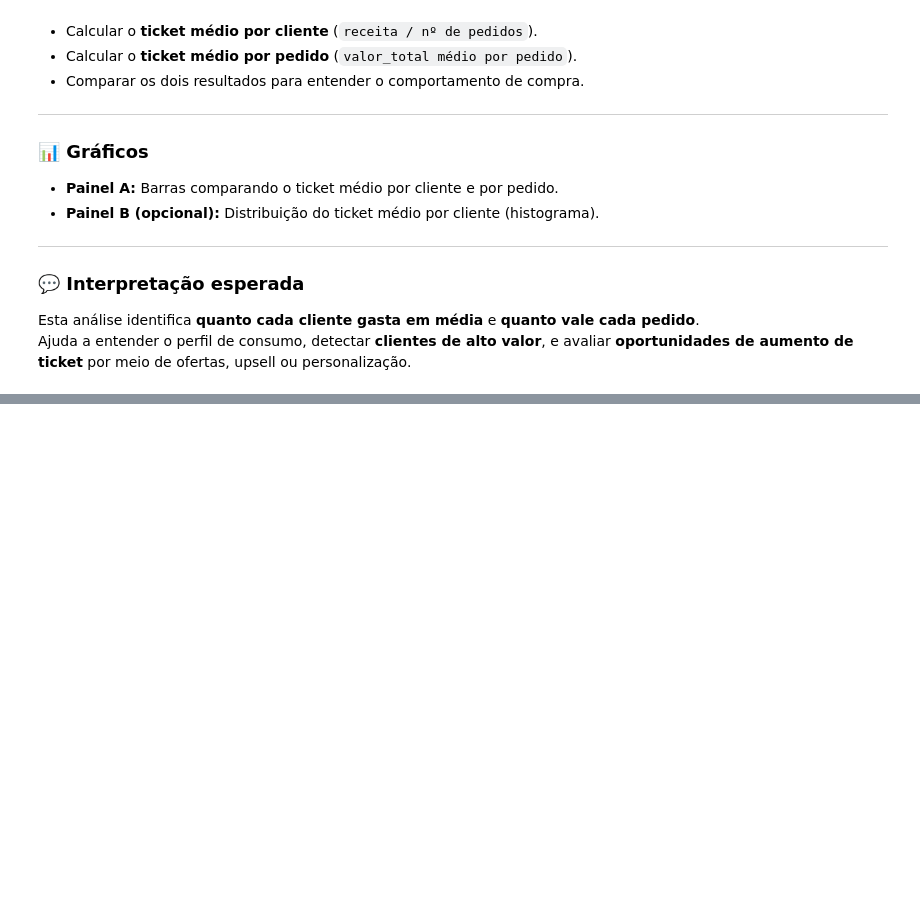
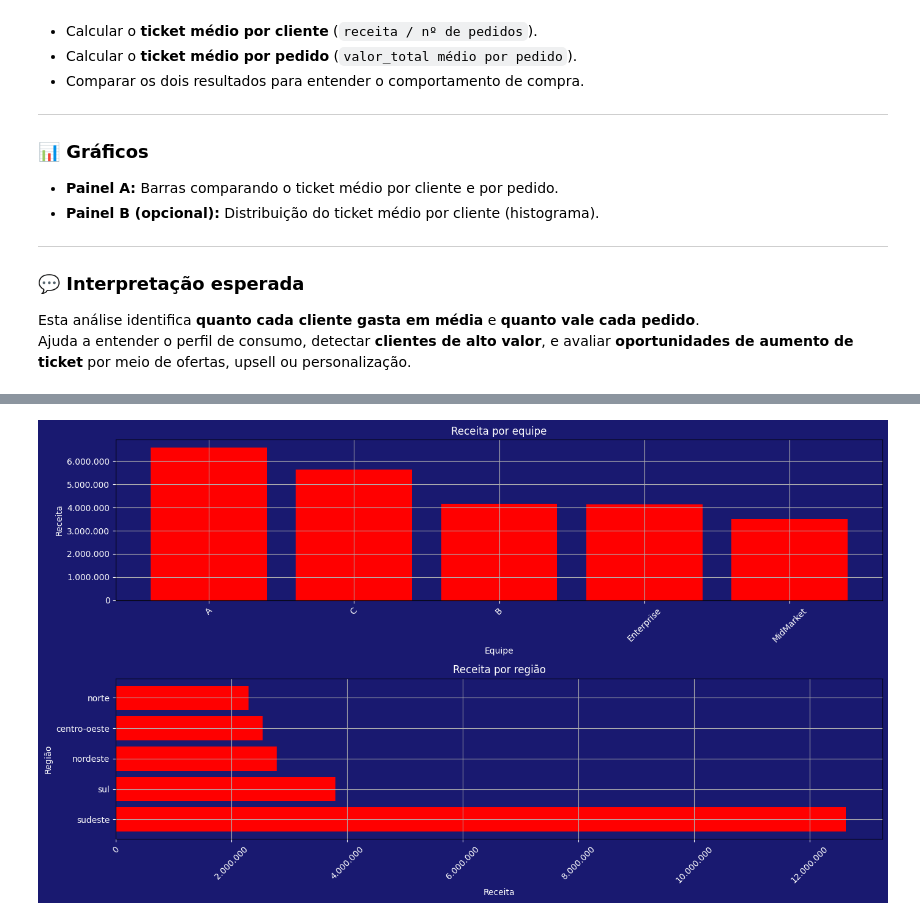
Before and after one commit to LucasBorges21/analise_comercial_eventos, a Jupyter notebook: notebooks/analise_eventos.ipynb, the cells around one changed output, grey strips where cells are left out. Cells and saved outputs as stored; diff of their text form; code cells hidden in the pictures; blank space fills up the shorter version.

Commit message:
Adicionando Gráfico e Análise de Receita por Equipe e Região

```diff
--- a/notebooks/analise_eventos.ipynb
+++ b/notebooks/analise_eventos.ipynb
@@ -245,0 +259,75 @@ pedidos_df
+# %%
+"""3) Receita por equipe e por região (barras)"""
+from matplotlib.ticker import FuncFormatter
+
+
+receita_team_region = (
+    item_vendas_df[['id_pedido', 'valor_total', 'status_pagamento']].merge(
+    pedidos_df[['id_pedido', 'id_vendedor', 'status_pedido']], on='id_pedido', how='inner').merge(
+    vendedores_df[['id_vendedor', 'equipe', 'regiao']], on='id_vendedor', how='left')
+)
+
+receita_team_region = (
+    receita_team_region.loc[(receita_team_region['status_pagamento'] == 'confirmado')
+    & (receita_team_region['status_pedido'] == 'ganho')]
+)
+
+receita_por_equipe = (
+    receita_team_region.groupby('equipe')['valor_total']
+    .sum()
+    .reset_index()
+    .rename(columns={'valor_total': 'Receita'})
+    .sort_values('Receita', ascending=False)
+)
+
+receita_por_regiao = (
+    receita_team_region.groupby('regiao')['valor_total']
+    .sum()
+    .reset_index()
+    .rename(columns={'valor_total': 'Receita'})
+    .sort_values('Receita', ascending=False)
+)
+
+plt.rcParams['figure.facecolor'] = '#191970'
+plt.rcParams['axes.facecolor'] = '#191970'
+plt.rcParams['xtick.color'] = 'white'
+plt.rcParams['ytick.color'] = 'white'
+plt.rcParams['axes.labelcolor'] = 'white'
+plt.rcParams['axes.titlecolor'] = 'white'
+
+fig, ax = plt.subplots(2, figsize=(14,8))
+
+formatador = FuncFormatter(lambda x, _: f'{int(x):,}'.replace(',', '.'))
+
+
+ax[0].bar(
+    receita_por_equipe['equipe'],
+    receita_por_equipe['Receita'],
+    color='red'
+)
+ax[0].set_title('Receita por equipe')
+ax[0].set_xlabel('Equipe')
+ax[0].set_ylabel('Receita')
+ax[0].grid()
+ax[0].tick_params(axis='x', rotation=45)
+ax[0].ticklabel_format(style='plain', axis='y')
+fmt_br = FuncFormatter(lambda x, pos: f'{x:,.0f}'.replace(',', '.'))
+ax[0].yaxis.set_major_formatter(fmt_br)
+
+ax[1].barh(
+    receita_por_regiao['regiao'],
+    receita_por_regiao['Receita'],
+    color='red'
+)
+ax[1].set_title('Receita por região')
+ax[1].set_xlabel('Receita')
+ax[1].set_ylabel('Região')
+ax[1].grid()
+ax[1].tick_params(axis='x', rotation=45)
+ax[1].ticklabel_format(style='plain', axis='x')
+ax[1].xaxis.set_major_formatter(fmt_br)
+
+plt.tight_layout()
+plt.show()
+# %% [output]
+[figure, added]
```
Also changed, not shown: parts of 3 cells of this notebook.
